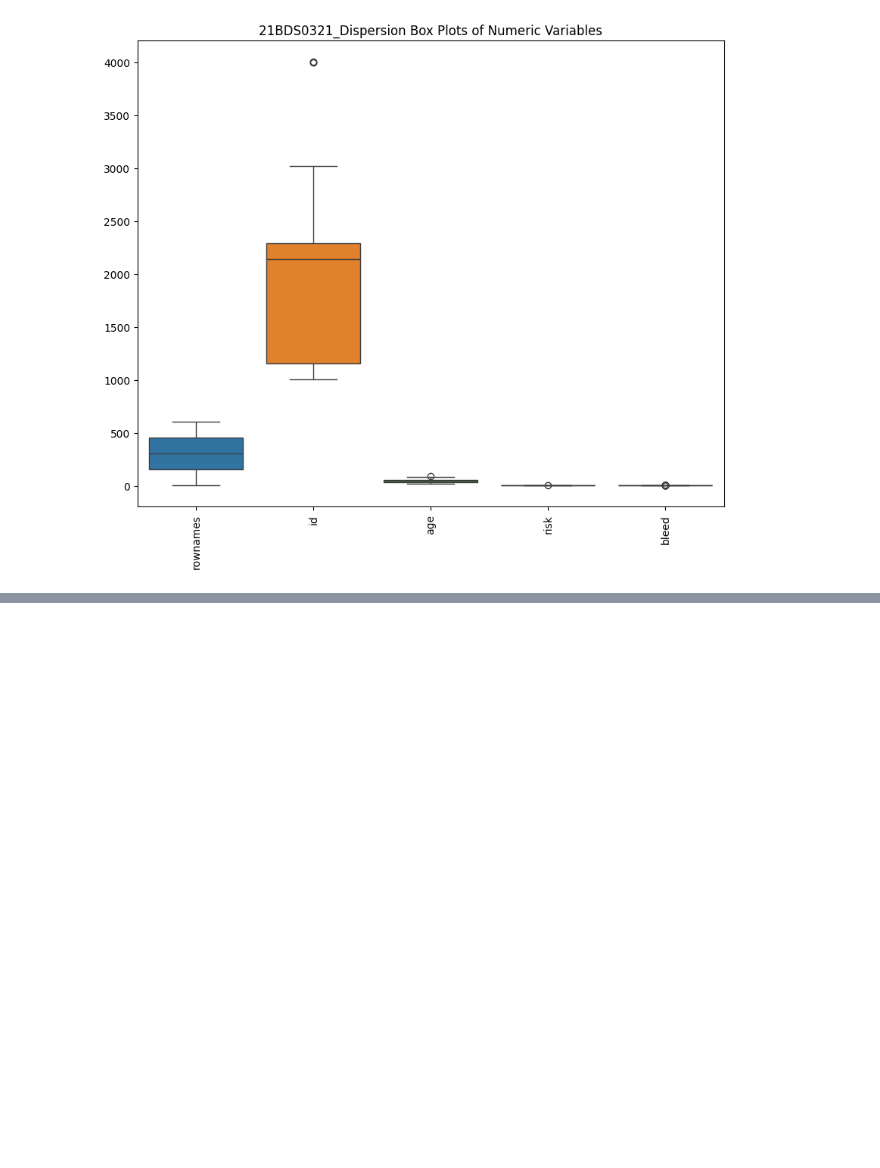
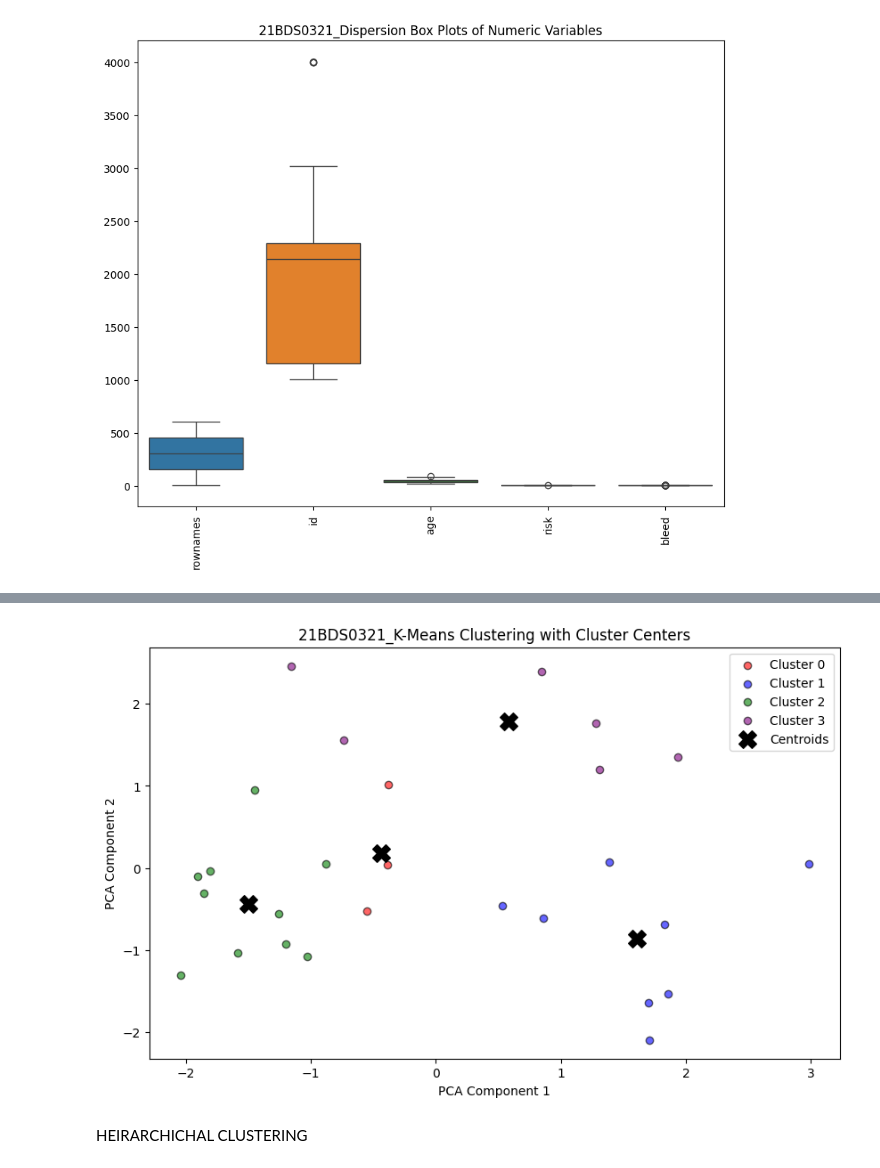
Before and after one commit to Dhairya2412/EDA_DA_21BDS0321, a Jupyter notebook: EDA_DA_1_21BDS0321.ipynb, the cells around one changed output, grey strips where cells are left out. Cells and saved outputs as stored; diff of their text form; code cells hidden in the pictures; blank space fills up the shorter version.

```diff
--- a/EDA_DA_1_21BDS0321.ipynb
+++ b/EDA_DA_1_21BDS0321.ipynb
@@ -481,0 +521,24 @@ fig.show()
+# %%
+
+# Step 7: Plot the clusters with cluster centers
+plt.figure(figsize=(10, 6))
+colors = ['red', 'blue', 'green', 'purple', 'orange']  # Adjust colors if needed
+
+for cluster in range(optimal_k):
+    plt.scatter(X_pca[df['Cluster'] == cluster, 0], X_pca[df['Cluster'] == cluster, 1],
+                color=colors[cluster], label=f'Cluster {cluster}', alpha=0.6, edgecolor='k')
+
+# Plot cluster centers in the PCA-reduced space
+centers_pca = pca.transform(kmeans.cluster_centers_)
+plt.scatter(centers_pca[:, 0], centers_pca[:, 1], s=200, c='black', marker='X', label='Centroids')
+
+# Final plot styling
+plt.xlabel('PCA Component 1')
+plt.ylabel('PCA Component 2')
+plt.title('21BDS0321_K-Means Clustering with Cluster Centers')
+plt.legend()
+plt.show()
+# %% [output]
+[figure, added]
+# %% [markdown]
+HEIRARCHICHAL CLUSTERING
```
Also changed, not shown: parts of 12 cells of this notebook.
